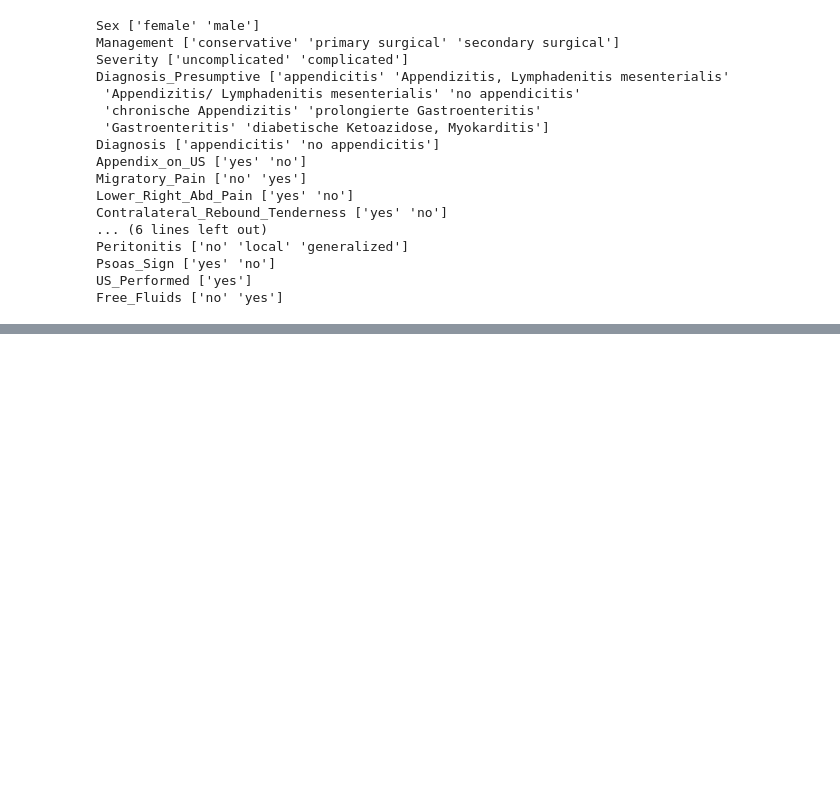
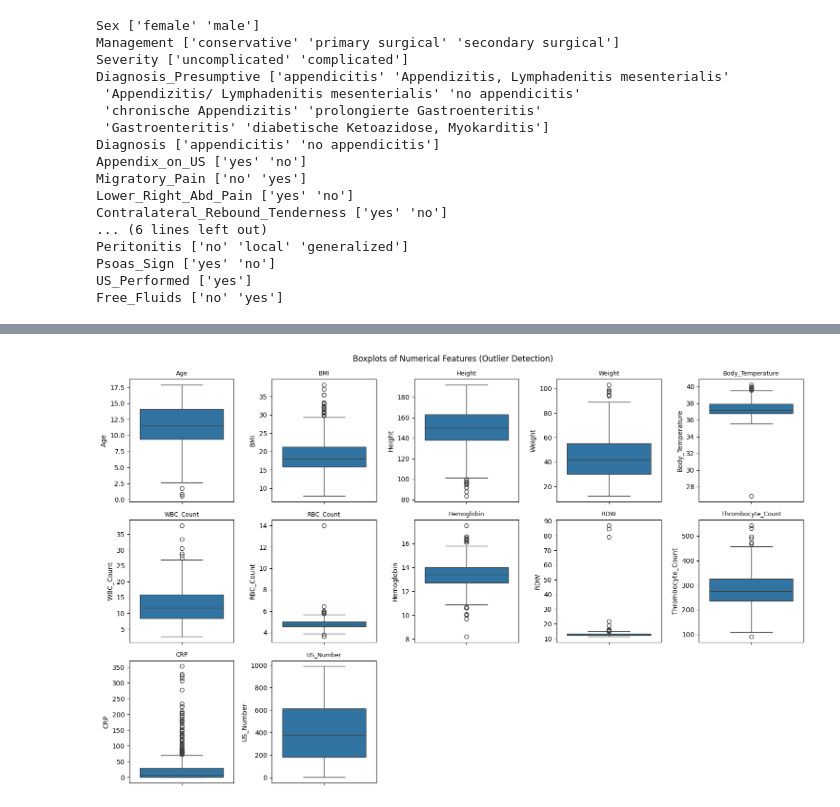
Before and after one commit to jariel17/ml_models, a Jupyter notebook: notebooks/eda.ipynb, the cells around one changed output, grey strips where cells are left out. Cells and saved outputs as stored; diff of their text form; code cells hidden in the pictures; blank space fills up the shorter version.

```diff
--- a/notebooks/eda.ipynb
+++ b/notebooks/eda.ipynb
@@ -396,0 +484,22 @@ array(['no', 'local', 'generalized'], dtype=object)
+# %%
+cols_per_fig = 5
+num_plots = len(numeric_cols)
+num_rows = int(np.ceil(num_plots / cols_per_fig))
+
+fig, axes = plt.subplots(num_rows, cols_per_fig, figsize=(cols_per_fig * 3, num_rows * 3))
+axes = axes.flatten()
+
+for i, col in enumerate(numeric_cols):
+    sns.boxplot(y=df_cleaned[col], ax=axes[i])
+    axes[i].set_title(col, fontsize=9)
+    axes[i].set_xlabel('')
+
+# Remove unused subplots
+for j in range(i + 1, len(axes)):
+    fig.delaxes(axes[j])
+
+plt.tight_layout()
+plt.suptitle('Boxplots of Numerical Features (Outlier Detection)', fontsize=12, y=1.02)
+plt.show()
+# %% [output]
+[figure, added]
```
Also changed, not shown: parts of 25 cells of this notebook, 1 other file.
